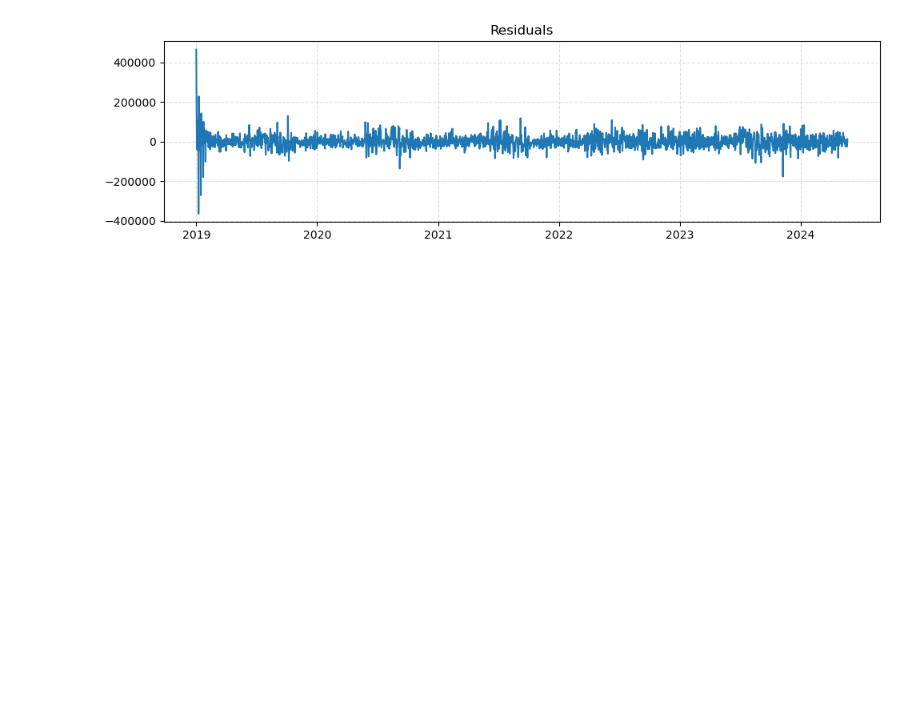
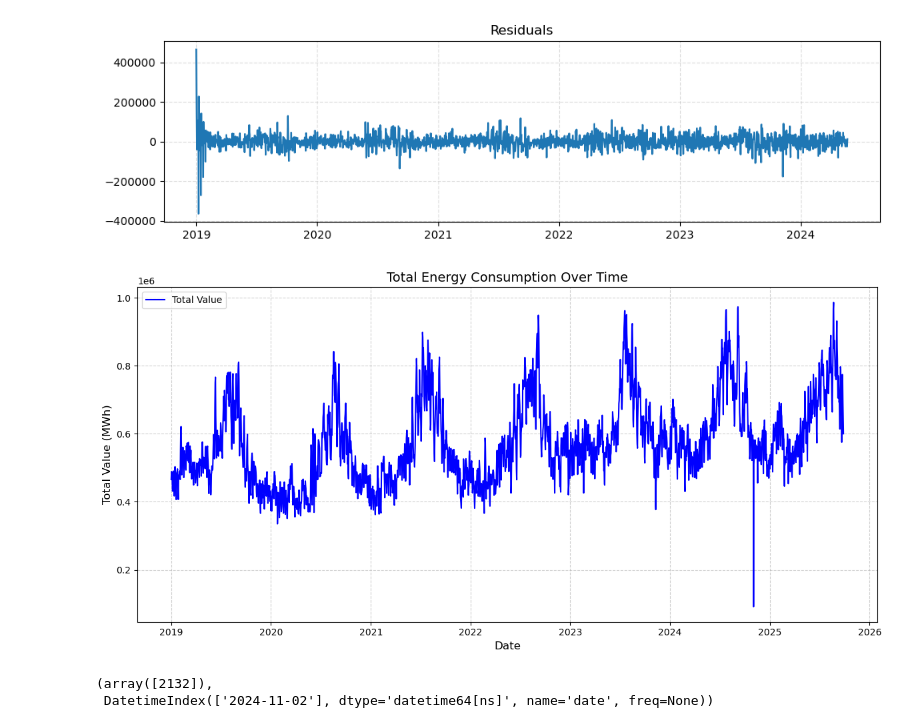
Before and after one commit to Jibu24/Energy_Demand_Forecasting, a Jupyter notebook: Notebooks/EDA.ipynb, the cells around one changed output. Drawn from its saved outputs; the diff is of its cells as text; code cells hidden in the pictures; blank space fills up the shorter version.

```diff
--- a/Notebooks/EDA.ipynb
+++ b/Notebooks/EDA.ipynb
@@ -606,3 +606,16 @@ Validation  MAE: 105,921.872   RMSE: 139,913.109
 [figure]
 [figure]
 [figure]
+# %%
+# Plot demand vs time
+plt.figure(figsize=(12,6))
+plt.plot(df_merged.index, df_merged['total_value'], label='Total Value', color='blue')
+plt.title('Total Energy Consumption Over Time', fontsize=14)
+plt.xlabel('Date', fontsize=12)
+plt.ylabel('Total Value (MWh)', fontsize=12)
+plt.grid(True, linestyle='--', alpha=0.6)
+plt.legend()
+plt.tight_layout()
+plt.show()
+# %% [output]
+[figure, added]
@@ -608,0 +639,5 @@ Validation  MAE: 105,921.872   RMSE: 139,913.109
+# %%
+outliers, outlier_dates
+# %% [output]
+(array([2132]),
+ DatetimeIndex(['2024-11-02'], dtype='datetime64[ns]', name='date', freq=None))
```
Also changed, not shown: parts of 21 cells of this notebook.
